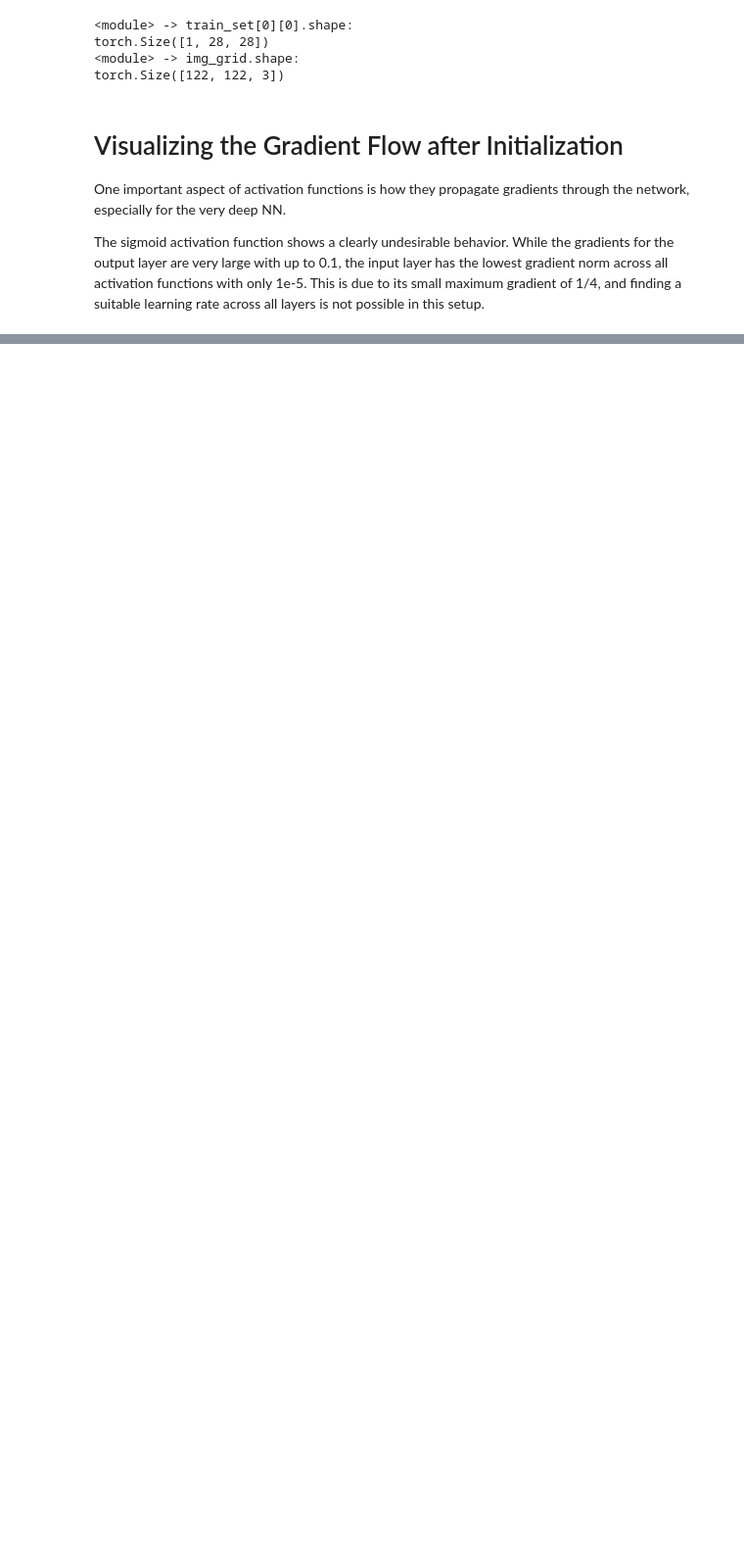
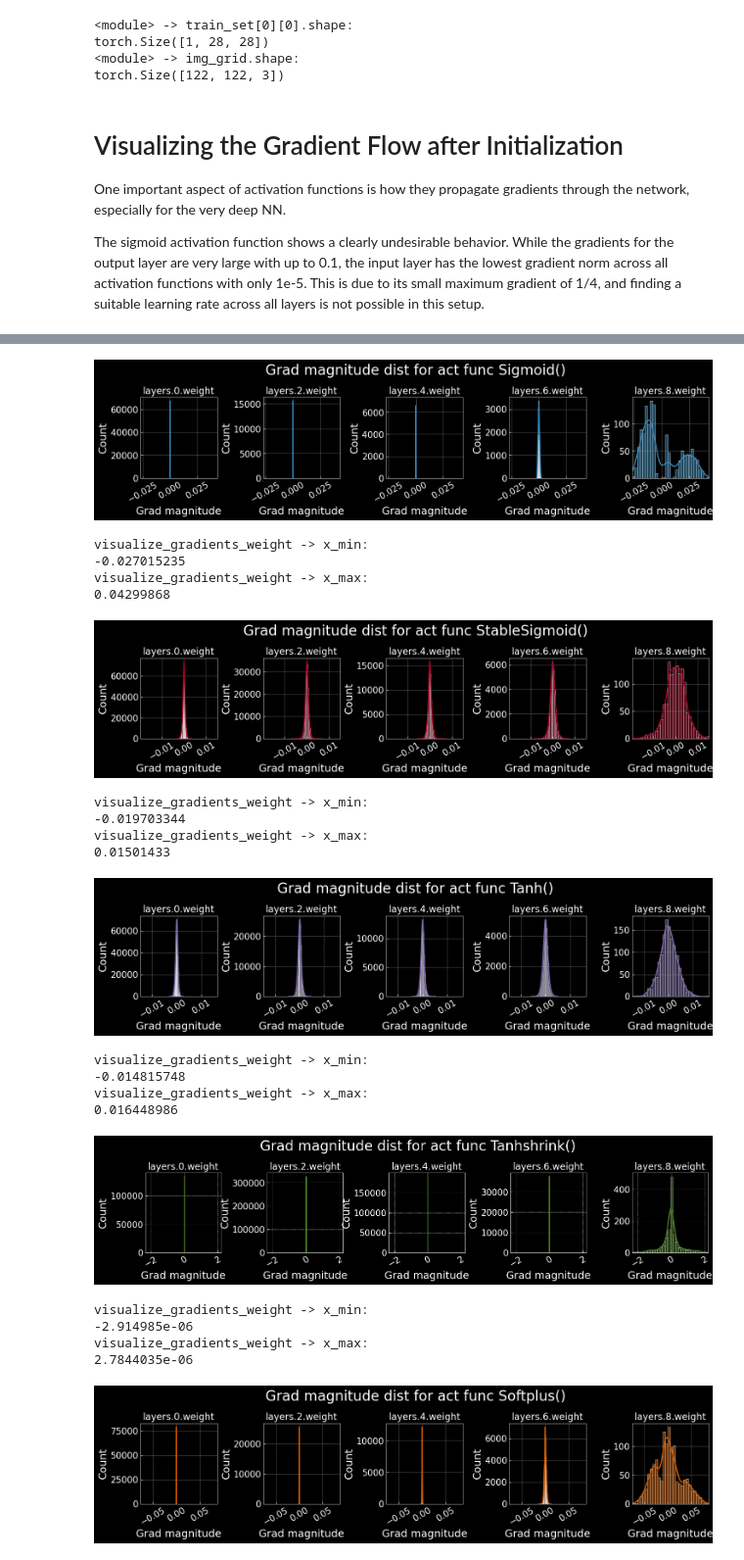
Before and after one commit to TimS-ml/My-ML, a Jupyter notebook: boring_draft/t3-1-activation and numerical stability.ipynb, the cells around one changed output, grey strips where cells are left out. Shown at 98% size. Saved outputs shown, nothing was run; the diff lists cells and outputs as text; code cells hidden in the pictures; blank space fills up the shorter version.

```diff
--- a/boring_draft/t3-1-activation and numerical stability.ipynb
+++ b/boring_draft/t3-1-activation and numerical stability.ipynb
@@ -466,0 +400,39 @@ for i, act_fn_name in enumerate(act_fn_by_name):
+# %%
+import warnings; warnings.filterwarnings('ignore')
+from boring_functions import visualize_gradients_weight
+
+
+# Create a plot for every activation function
+for i, act_fn_name in enumerate(act_fn_by_name):
+    act_fn = act_fn_by_name[act_fn_name]()
+    net_actfn = BaseNN(act_fn=act_fn).to(device)
+    visualize_gradients_weight(
+        net_actfn,
+        train_set,
+        device,
+        norm_x_axis=True,
+        norm_y_axis=False,
+        color=f"C{i}")
+    # break
+# %% [output]
+[figure, added]
+visualize_gradients_weight -> x_min:
+-0.027015235
+visualize_gradients_weight -> x_max:
+0.04299868
+[figure, added]
+visualize_gradients_weight -> x_min:
+-0.019703344
+visualize_gradients_weight -> x_max:
+0.01501433
+[figure, added]
+visualize_gradients_weight -> x_min:
+-0.014815748
+visualize_gradients_weight -> x_max:
+0.016448986
+[figure, added]
+visualize_gradients_weight -> x_min:
+-2.914985e-06
+visualize_gradients_weight -> x_max:
+2.7844035e-06
+[figure, added]
```
Also changed, not shown: parts of 2 cells of this notebook, 5 other files.
